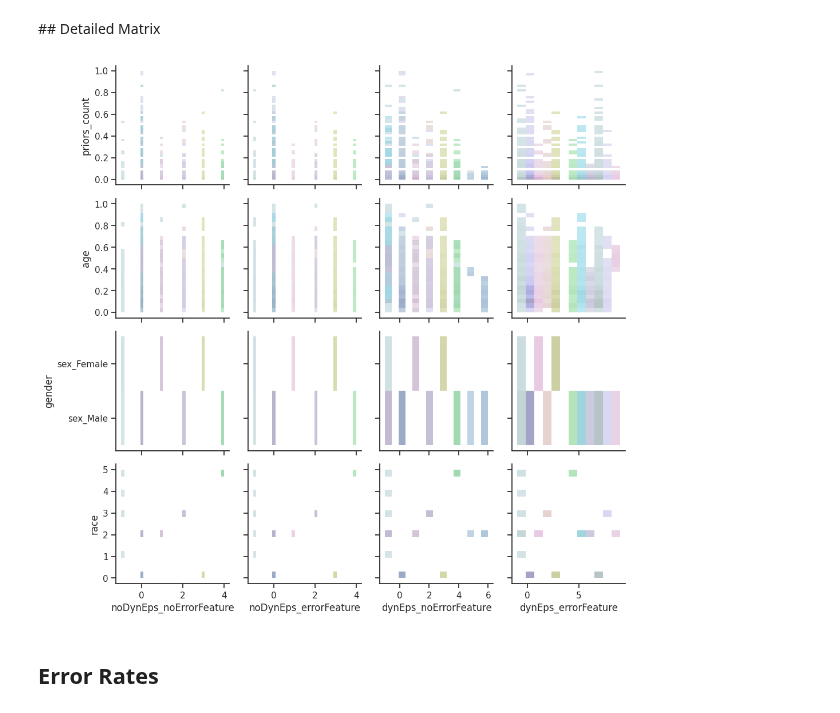
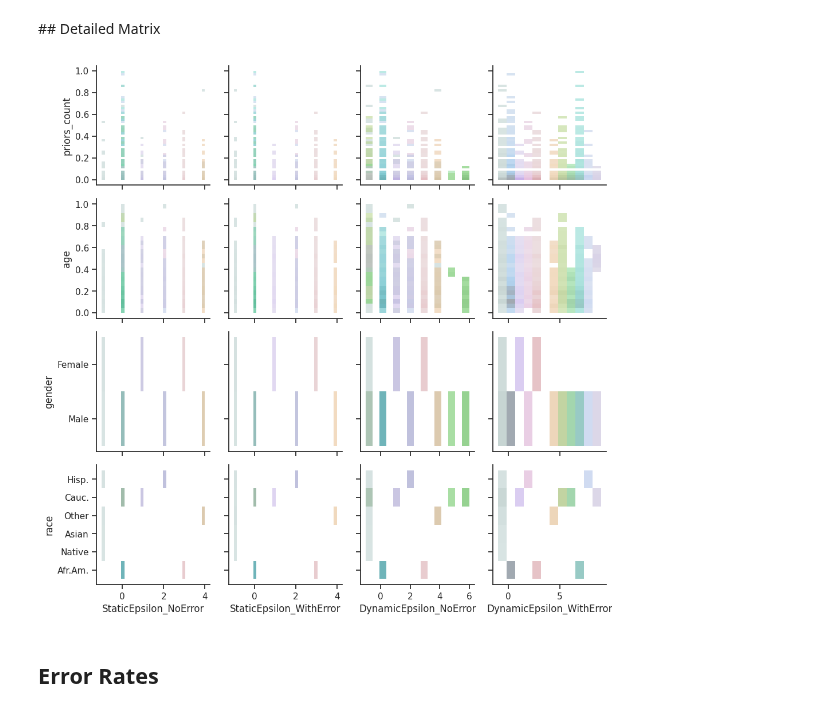
Before and after one commit to MDankloff/ClusterCompas, a Jupyter notebook: COMPAS_Clustering_DBSCAN_Emma.ipynb, the cells around one changed output. Saved outputs shown, nothing was run; the diff lists cells and outputs as text; code cells hidden in the pictures.

```diff
--- a/COMPAS_Clustering_DBSCAN_Emma.ipynb
+++ b/COMPAS_Clustering_DBSCAN_Emma.ipynb
@@ -223,14 +226,19 @@ def prepare_to_viz(data_fixed, to_drop=META_COL_VIZ):
   data = data_fixed.copy(deep=True)
   data = drop_column(data, to_drop=to_drop)
   data['cluster_id'] = data['clusters'].astype(str)
-  data = undo_one_hot(data, one_hot_col=ONE_HOT_RACE, col_label='race', numeric_values=True)
-  data = undo_one_hot(data, one_hot_col=ONE_HOT_GENDER, col_label='gender', numeric_values=False)
+  data = undo_one_hot(data, one_hot_col=ONE_HOT_RACE, col_label='race', numeric_values=False, short_label=SHORT_LABEL_RACE)
+  data = undo_one_hot(data, one_hot_col=ONE_HOT_GENDER, col_label='gender', numeric_values=False, short_label=SHORT_LABEL_GENDER)
   return data
 
-def merge_results(d1, d2, d3, d4, l1, l2, l3, l4):
+def merge_results(d1, d2, d3, d4, viz_labels):
+  l1 = viz_labels[0]
+  l2 = viz_labels[1]
+  l3 = viz_labels[2]
+  l4 = viz_labels[3]
+
   data = d1.copy(deep=True)
-  data = undo_one_hot(data, one_hot_col=ONE_HOT_RACE, col_label='race', numeric_values=True)
-  data = undo_one_hot(data, one_hot_col=ONE_HOT_GENDER, col_label='gender', numeric_values=False)
+  data = undo_one_hot(data, one_hot_col=ONE_HOT_RACE, col_label='race', numeric_values=False, short_label=SHORT_LABEL_RACE)
+  data = undo_one_hot(data, one_hot_col=ONE_HOT_GENDER, col_label='gender', numeric_values=False, short_label=SHORT_LABEL_GENDER)
   data = drop_column(data, to_drop=META_COL_VIZ)
   data = drop_column(data, to_drop=['clusters', 'cluster_id', 'new_clusters'])
 
@@ -241,20 +249,13 @@ def merge_results(d1, d2, d3, d4, l1, l2, l3, l4):
 
   return data
 
-def get_max_ncluster(data, l1, l2, l3, l4):
+def get_max_ncluster(data, viz_labels):
   n = 1
   cid = 0
-  if len(data[l1].unique()) > n:
-    n = len(data[l1].unique())
-    cid = l1
-  if len(data[l2].unique()) > n:
-    n = len(data[l2].unique())
-    cid = l2
-  if len(data[l3].unique()) > n:
-    n = len(data[l3].unique())
-    cid = l3
-  if len(data[l4].unique()) > n:
-    cid = l4
+  for l in viz_labels:
+    if len(data[l].unique()) > n:
+      n = len(data[l].unique())
+      cid = l
   return [cid, n]
 # %%
 def get_error_percentage(data, group_by='cluster_id'):
@@ -327,17 +333,18 @@ def get_viz_error_dist(data_fixed):
   f.tight_layout()
   plt.show()
 # %%
-def get_viz_matrix_all_results(data, l1, l2, l3, l4):
-  max_ncluster = get_max_ncluster(data, l1, l2, l3, l4)
+def get_viz_matrix_all_results(data, viz_labels):
+  max_ncluster = get_max_ncluster(data, viz_labels)
   sns.set_style("ticks")
   palette = sns.color_palette("cubehelix_r", max_ncluster[1])
   g = sns.PairGrid(data.sort_values(by=max_ncluster[0]), hue=max_ncluster[0],
                    palette=palette,
                    y_vars=['priors_count', 'age', 'gender', 'race'],
-                   x_vars=[l1, l2, l3, l4])
+                   x_vars=viz_labels)
   g.map(sns.histplot, alpha=0.5)
   plt.show()
 
+############ OLD ##################
 def get_viz_matrix(data, one_hot=False, col_viz=''):
   data = drop_column(data, to_drop=META_COL_VIZ)
   data['cluster_id'] = data['clusters'].astype(str)
@@ -850,14 +865,15 @@ Cluster:  6     Size:  236      Error rate:  0.3389830508474576
 # %% [markdown]
 # Analyse Clustering Results
 # %%
+VIZ_LABELS = ['StaticEpsilon_NoError', 'StaticEpsilon_WithError', 'DynamicEpsilon_NoError', 'DynamicEpsilon_WithError']
 data_results = merge_results(results_noDynEps_noErrorFeature, results_noDynEps_errorFeature, results_dynEps_noErrorFeature, results_dynEps_errorFeature,
-                             'noDynEps_noErrorFeature', 'noDynEps_errorFeature', 'dynEps_noErrorFeature', 'dynEps_errorFeature')
+                             VIZ_LABELS)
 # %% [markdown]
 ## Detailed Matrix
-# %%
-get_viz_matrix_all_results(data_results, 'noDynEps_noErrorFeature', 'noDynEps_errorFeature', 'dynEps_noErrorFeature', 'dynEps_errorFeature')
-# %% [output]
-[figure, removed]
+# %%
+get_viz_matrix_all_results(data_results, VIZ_LABELS)
+# %% [output]
+[figure, added]
 # %%
 #get_viz_matrix(results_dynEps_noErrorFeature)
 # %% [markdown]
```
Also changed, not shown: parts of 9 cells of this notebook.
